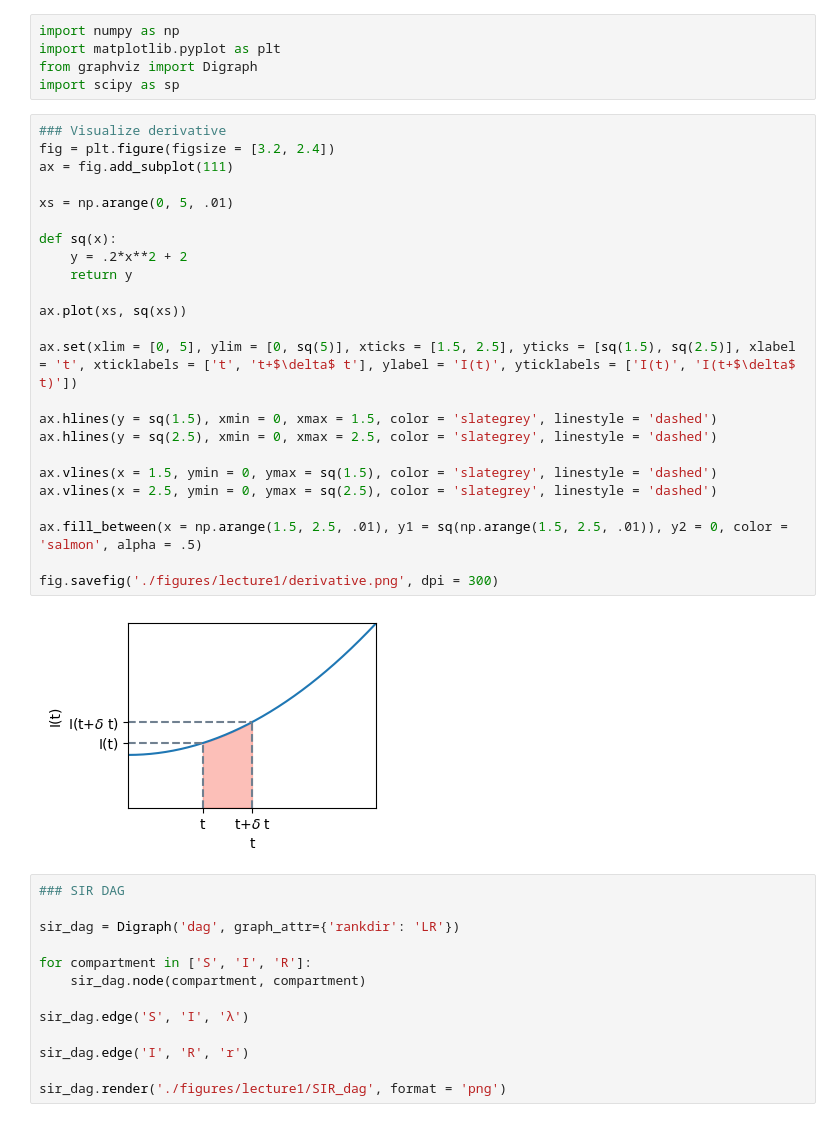
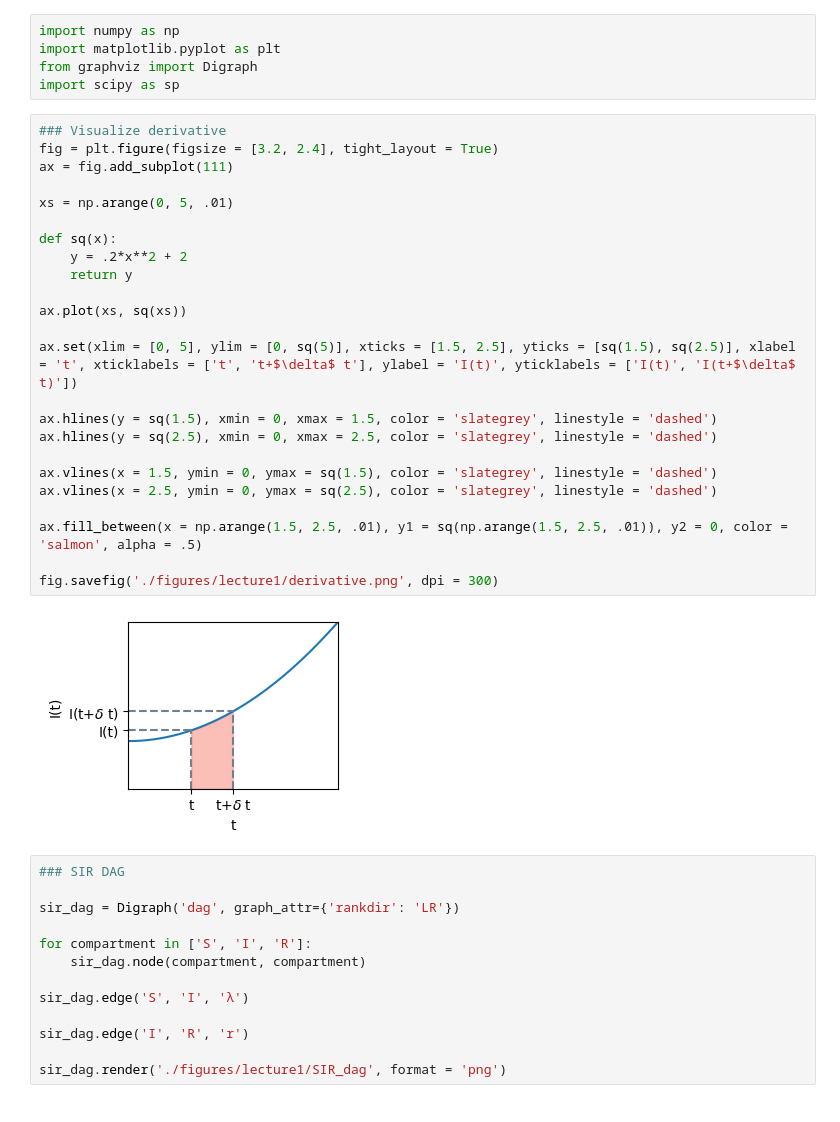
Before and after one commit to jmarglous/PHP1855, a Jupyter notebook: 20250909_lecture1_figures.ipynb, the cells around one changed output. Drawn from its saved outputs; the diff is of its cells as text.

```diff
--- a/20250909_lecture1_figures.ipynb
+++ b/20250909_lecture1_figures.ipynb
@@ -5,30 +5,30 @@ from graphviz import Digraph
 import scipy as sp
 # %%
 ### Visualize derivative
-fig = plt.figure(figsize = [3.2, 2.4])
+fig = plt.figure(figsize = [3.2, 2.4], tight_layout = True)
 ax = fig.add_subplot(111)
 
 xs = np.arange(0, 5, .01)
 
 def sq(x):
     y = .2*x**2 + 2
     return y
 
 ax.plot(xs, sq(xs))
 
 ax.set(xlim = [0, 5], ylim = [0, sq(5)], xticks = [1.5, 2.5], yticks = [sq(1.5), sq(2.5)], xlabel = 't', xticklabels = ['t', 't+$\delta$ t'], ylabel = 'I(t)', yticklabels = ['I(t)', 'I(t+$\delta$ t)'])
 
 ax.hlines(y = sq(1.5), xmin = 0, xmax = 1.5, color = 'slategrey', linestyle = 'dashed')
 ax.hlines(y = sq(2.5), xmin = 0, xmax = 2.5, color = 'slategrey', linestyle = 'dashed')
 
 ax.vlines(x = 1.5, ymin = 0, ymax = sq(1.5), color = 'slategrey', linestyle = 'dashed')
 ax.vlines(x = 2.5, ymin = 0, ymax = sq(2.5), color = 'slategrey', linestyle = 'dashed')
 
 ax.fill_between(x = np.arange(1.5, 2.5, .01), y1 = sq(np.arange(1.5, 2.5, .01)), y2 = 0, color = 'salmon', alpha = .5)
 
 fig.savefig('./figures/lecture1/derivative.png', dpi = 300)
 # %% [output]
-[figure, old version]
+[figure, new version]
 # %%
 ### SIR DAG
 
```
Also changed, not shown: parts of 1 cell of this notebook, 7 other files.
